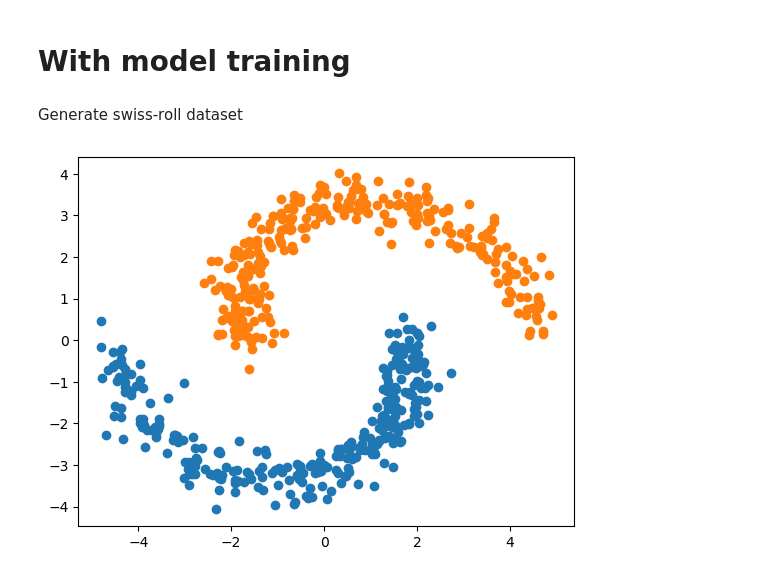
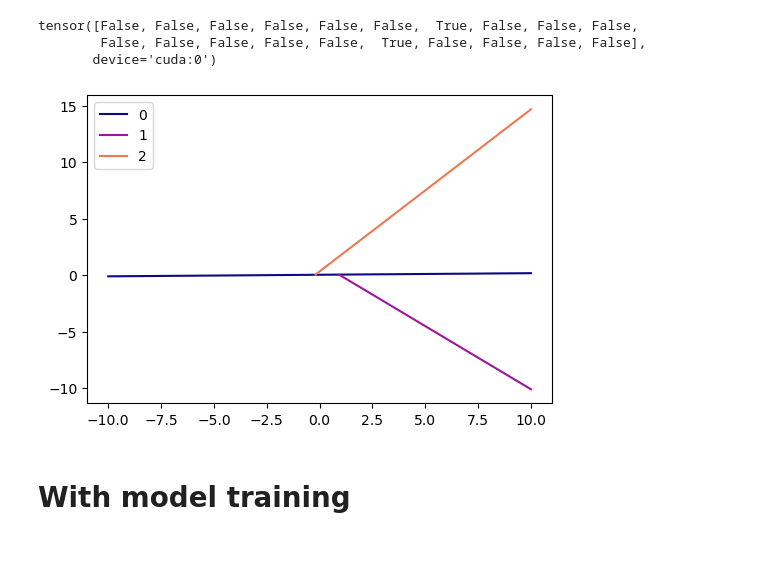
Before and after one commit to ssslakter/FastFF, a Jupyter notebook: nbs/01_tree.ipynb, the cells around one changed output. Drawn from its saved outputs; the diff is of its cells as text; code cells hidden in the pictures; blank space fills up the shorter version.

```diff
--- a/nbs/01_tree.ipynb
+++ b/nbs/01_tree.ipynb
@@ -119,0 +49,3 @@ draw_tree_lines(ws,bs, torch.linspace(-2,7,1000))
+# %%
+x1, x2 = get_w_kernels(ws,biases)
+x1.shape, x2.shape
@@ -119,0 +67,7 @@ draw_tree_lines(ws,bs, torch.linspace(-2,7,1000))
+# %%
+#|export
+def idx_to_tree_path(idx: int):   # node index
+    '''get turns and nodes of binary tree to reach `idx` node'''
+    turns = list(map(int,[*bin(idx+1)[3:]]))
+    nodes = reduce(lambda l,i: l+[l[-1]*2+2 if i else l[-1]*2+1], turns, [0])
+    return turns, nodes
@@ -120,2 +76,41 @@ draw_tree_lines(ws,bs, torch.linspace(-2,7,1000))
+# %%
+#|export
+def get_mask(xb: Tensor,    # input tensor of shape (b_size, n_inp)
+             idx: int,      # index of node
+             ws: Tensor,    # model weights of shape (n_nodes, n_inp)
+             bs: Tensor):   # model biases of shape (n_nodes,)
+    '''get only points that end up at `idx` node'''
+    assert idx <= ws.shape[0]*2, 'node in not in tree'
+    xb = to_device(xb, ws.device)
+    mask = torch.ones(xb.shape[0], device=ws.device).bool()
+    ts, ns = idx_to_tree_path(idx)
+    for t,v in zip(ts,ns[:-1]):
+        m = (xb@ws[v]+bs[v]>0)
+        if not t: m = ~m
+        mask = mask & m
+    return mask
+# %%
+get_mask(torch.rand([20,2]),6, ws, biases)
+# %% [output]
+tensor([False, False, False, False, False, False,  True, False, False, False,
+        False, False, False, False, False,  True, False, False, False, False],
+       device='cuda:0')
+# %%
+#|hide
+def draw_tree_lines(ws,bs, x_lin = torch.linspace(-10,10,1000), ax=None, figsize=(6,4), cmap = 'plasma', **kwargs):
+    if not ax: ax = subplots(figsize=figsize)[1][0]
+    if not isinstance(cmap,mcolors.Colormap): cmap = plt.get_cmap(cmap)
+    x1,x2 = get_w_kernels(ws,bs,x_lin) # (100,) (n_nodes,100)
+    norm = mcolors.Normalize(vmin=0, vmax=x2.shape[0])
+    for i,col in enumerate(cmap(norm(range(x2.shape[0])))):
+        xb = torch.stack([x1, x2[i]],dim=1)
+        mask = get_mask(xb,i,ws,bs)
+        if not mask.any(): continue
+        draw_line(*to_np([x1[mask],x2[i][mask]]), ax, color=col, label = i,**kwargs)
+    ax.legend()
+# %%
+draw_tree_lines(ws,biases)
+# %% [output]
+[figure, added]
 # %% [markdown]
 # With model training
@@ -129,2 +116,0 @@ h = 16
-# %% [markdown]
-Generate swiss-roll dataset
@@ -137,6 +116,0 @@ def swissroll(n=100, std=0.5, n_swirls=0.5):
-# %%
-n = 300
-x,y = swissroll(n,std=0.3)
-plt.scatter(x[:n,0],x[:n,1]); plt.scatter(x[n:,0],x[n:,1]);
-# %% [output]
-[figure, removed]
```
Also changed, not shown: parts of 56 cells of this notebook, 8 other files.
